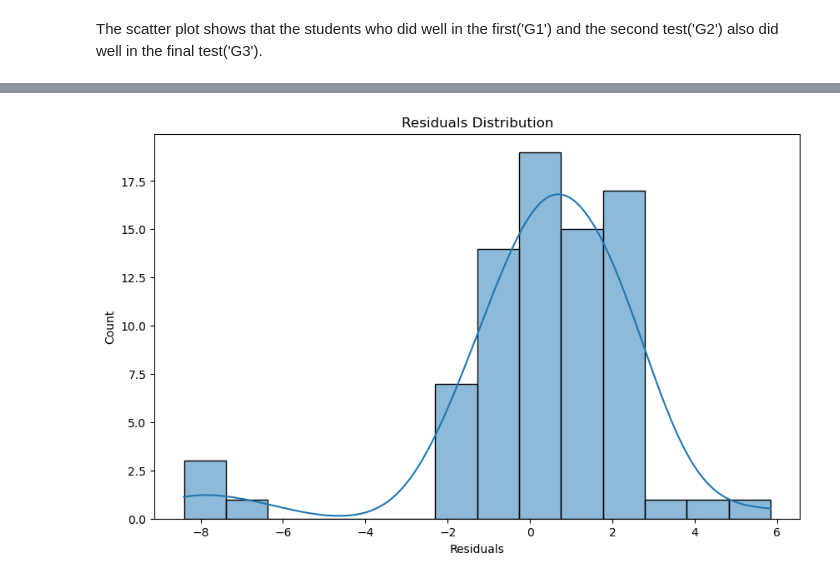
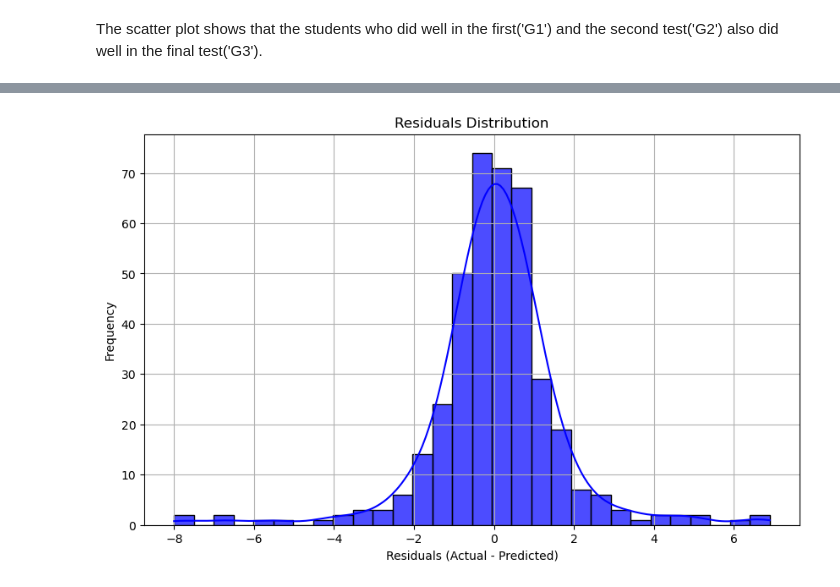
Before and after one commit to AsifNibir/Student-Grade-Prediction, a Jupyter notebook: notebook_student.ipynb, the cells around one changed output, grey strips where cells are left out. Cells and saved outputs as stored; diff of their text form; code cells hidden in the pictures.

```diff
--- a/notebook_student.ipynb
+++ b/notebook_student.ipynb
@@ -214,0 +199,6 @@ plt.show()
+# %%
+model = lgb.LGBMRegressor(objective='regression', metric='rmse', num_leaves=31, learning_rate=0.05, feature_fraction=0.9)
+kf = KFold(n_splits=5, shuffle=True, random_state=42)
+cv_results = cross_val_score(model, X, y, cv=kf, scoring='neg_mean_squared_error')
+rmse_scores = np.sqrt(-cv_results)
+rmse_scores
@@ -214,0 +230,12 @@ plt.show()
+# %%
+predicted = cross_val_predict(model, X, y, cv=kfold)
+
+# Plot Actual vs Predicted
+plt.figure(figsize=(10, 6))
+plt.scatter(y, predicted, edgecolors=(0, 0, 0), alpha=0.7)
+plt.plot([min(y), max(y)], [min(y), max(y)], color='red', lw=2, linestyle='--')
+plt.title('Actual vs Predicted Values')
+plt.xlabel('Actual Values')
+plt.ylabel('Predicted Values')
+plt.grid(True)
+plt.show()
@@ -215,10 +261,13 @@ plt.show()
 # %%
-# Plot residuals
-residuals = y_test - y_pred
+residuals = y - predicted
+
+# Plot the residual distribution using seaborn's histplot (or kdeplot for density)
 plt.figure(figsize=(10, 6))
-sns.histplot(residuals, kde=True)
-plt.xlabel('Residuals')
+sns.histplot(residuals, kde=True, bins=30, color='blue', alpha=0.7)
 plt.title('Residuals Distribution')
+plt.xlabel('Residuals (Actual - Predicted)')
+plt.ylabel('Frequency')
+plt.grid(True)
 plt.show()
 # %% [output]
-[figure, old version]
+[figure, new version]
```
Also changed, not shown: parts of 10 cells of this notebook.
